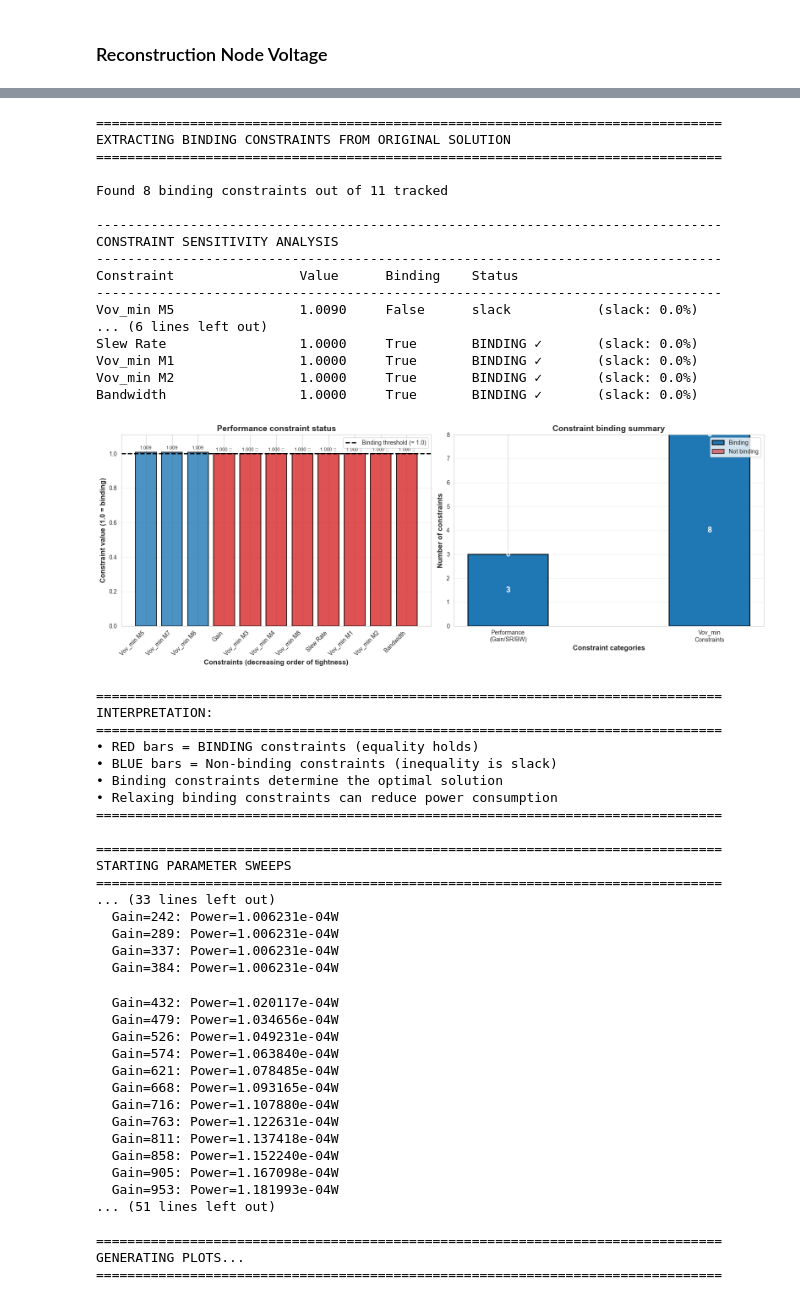
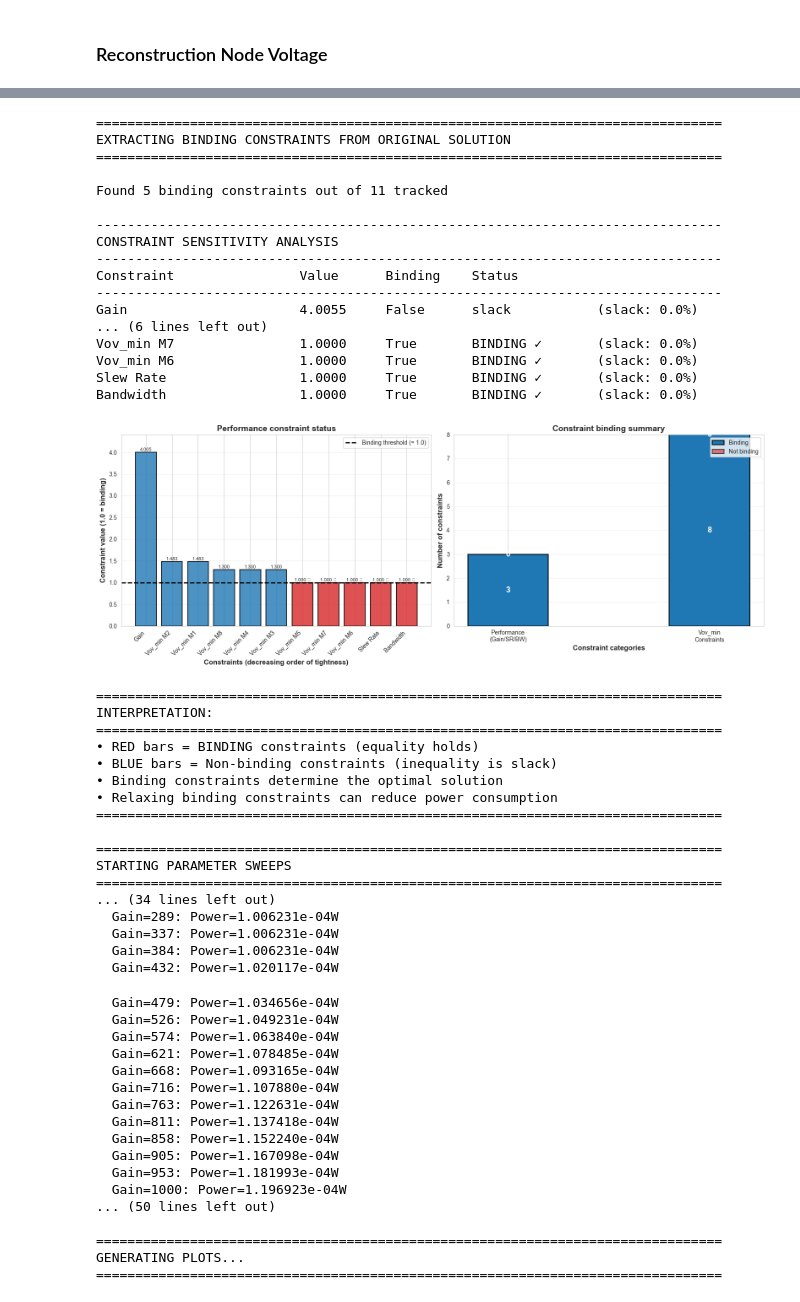
Before and after one commit to TianyueJo/Optimization-PJ, a Jupyter notebook: convex.ipynb, the cells around one changed output, grey strips where cells are left out. Saved outputs shown, nothing was run; the diff lists cells and outputs as text; code cells hidden in the pictures.

Commit message:
newest constraints update

```diff
--- a/convex.ipynb
+++ b/convex.ipynb
@@ -2458,17 +2488,36 @@ def solve_gp_sweep(vdd_val, a_req_val, sr_min_val, bw_min_val):
         ineqs_local.append((f"WL_max_{k+1}", W_var[k]/L_var[k], 200.0, c))
 
     # Overdrive voltage constraints
+    # for k in range(N):
+    #     lhs = Vov_min / vov_var[k]
+    #     c = (lhs <= 1.0)
+    #     constraints.append(c)
+    #     ineqs_local.append((f"vov_min_{k+1}", vov_var[k], Vov_min, c))
     for k in range(N):
-        lhs = Vov_min / vov_var[k]
-        c = (lhs <= 1.0)
-        constraints.append(c)
-        ineqs_local.append((f"vov_min_{k+1}", vov_var[k], Vov_min, c))
+        if k in [M1, M2]:
+            # M1 and M2 can have very small Vov (coupled constraint handles headroom)
+            Vov_min_diff = 0.01  # Very small, just to keep numerics stable
+            lhs = Vov_min_diff / vov_var[k]
+            c = (lhs <= 1.0)
+            constraints.append(c)
+            ineqs_local.append((f"vov_min_{k+1}", vov_var[k], Vov_min_diff, c))
+        else:
+            # Other transistors need proper Vov_min for saturation
+            lhs = Vov_min / vov_var[k]
+            c = (lhs <= 1.0)
+            constraints.append(c)
+            ineqs_local.append((f"vov_min_{k+1}", vov_var[k], Vov_min, c))
 
-    for k in [M1, M2, M7, M8, M6]:
+    for k in [M1, M2, M7, M8]:
         lhs = vov_var[k] / (vdd_val/2)
         c = (lhs <= 1.0)
         constraints.append(c)
         ineqs_local.append((f"vov_max_{k+1}", vov_var[k], vdd_val/2, c))
+
+    lhs = (vov_var[M6] + vov_var[M1] + Vth) / (vdd_val/2)
+    c = (lhs <= 1.0)
+    constraints.append(c)
+    ineqs_local.append(("vov_M6_headroom", (vdd_val/2), vov_var[M6] + vov_var[M1] + Vth, c))
 
     constraints.append(vov_var[M8] == vov_var[M4])
 
@@ -2752,38 +2801,38 @@ bw_norm = (bw_range - bw_range.min()) / (bw_range.max() - bw_range.min())
 ax5.plot(vdd_norm, np.array(vdd_power)*1e3, 'o-', linewidth=2, label='VDD: 0.8-2.0V', markersize=5)
 ax5.plot(gain_norm, np.array(gain_power)*1e3, 's-', linewidth=2, label='Gain: 100-1000', markersize=5)
 ax5.plot(sr_norm, np.array(sr_power)*1e3, '^-', linewidth=2, label='SR: 5-50 V/μs', markersize=5)
 ax5.plot(bw_norm, np.array(bw_power)*1e3, 'd-', linewidth=2, label='BW: 100-1000 MHz', markersize=5)
 
 ax5.set_xlabel('Normalized Parameter Value (0=min, 1=max)', fontsize=11, fontweight='bold')
 ax5.set_ylabel('Power (mW)', fontsize=11, fontweight='bold')
 ax5.grid(True, alpha=0.3)
 ax5.legend(loc='best', fontsize=10)
 ax5.set_title('Power Sensitivity Comparison (Normalized)', fontsize=12, fontweight='bold')
 
 plt.savefig('parameter_sweep_analysis.png', dpi=300, bbox_inches='tight')
 plt.show()
 
 print("\n✓ Plots saved: 'binding_constraints.png' and 'parameter_sweep_analysis.png'")
 print("="*80)
 # %% [output]
 ================================================================================
 EXTRACTING BINDING CONSTRAINTS FROM ORIGINAL SOLUTION
 ================================================================================
 
-Found 8 binding constraints out of 11 tracked
+Found 5 binding constraints out of 11 tracked
 
 --------------------------------------------------------------------------------
 CONSTRAINT SENSITIVITY ANALYSIS
 --------------------------------------------------------------------------------
 Constraint                Value      Binding    Status
 --------------------------------------------------------------------------------
-Vov_min M5                1.0090     False      slack           (slack: 0.0%)
+Gain                      4.0055     False      slack           (slack: 0.0%)
 ... (6 lines left out)
+Vov_min M7                1.0000     True       BINDING ✓       (slack: 0.0%)
+Vov_min M6                1.0000     True       BINDING ✓       (slack: 0.0%)
 Slew Rate                 1.0000     True       BINDING ✓       (slack: 0.0%)
-Vov_min M1                1.0000     True       BINDING ✓       (slack: 0.0%)
-Vov_min M2                1.0000     True       BINDING ✓       (slack: 0.0%)
 Bandwidth                 1.0000     True       BINDING ✓       (slack: 0.0%)
-[figure, old version]
+[figure, new version]
 ================================================================================
 INTERPRETATION:
 ================================================================================
@@ -2796,12 +2845,11 @@ INTERPRETATION:
 ================================================================================
 STARTING PARAMETER SWEEPS
 ================================================================================
-... (33 lines left out)
-  Gain=242: Power=1.006231e-04W
+... (34 lines left out)
   Gain=289: Power=1.006231e-04W
   Gain=337: Power=1.006231e-04W
   Gain=384: Power=1.006231e-04W
+  Gain=432: Power=1.020117e-04W
-  Gain=432: Power=1.020117e-04W
   Gain=479: Power=1.034656e-04W
   Gain=526: Power=1.049231e-04W
   Gain=574: Power=1.063840e-04W
@@ -2813,7 +2861,8 @@ STARTING PARAMETER SWEEPS
   Gain=858: Power=1.152240e-04W
   Gain=905: Power=1.167098e-04W
   Gain=953: Power=1.181993e-04W
-... (51 lines left out)
+  Gain=1000: Power=1.196923e-04W
+... (50 lines left out)
 
 ================================================================================
 GENERATING PLOTS...
```
Also changed, not shown: parts of 5 cells of this notebook.
